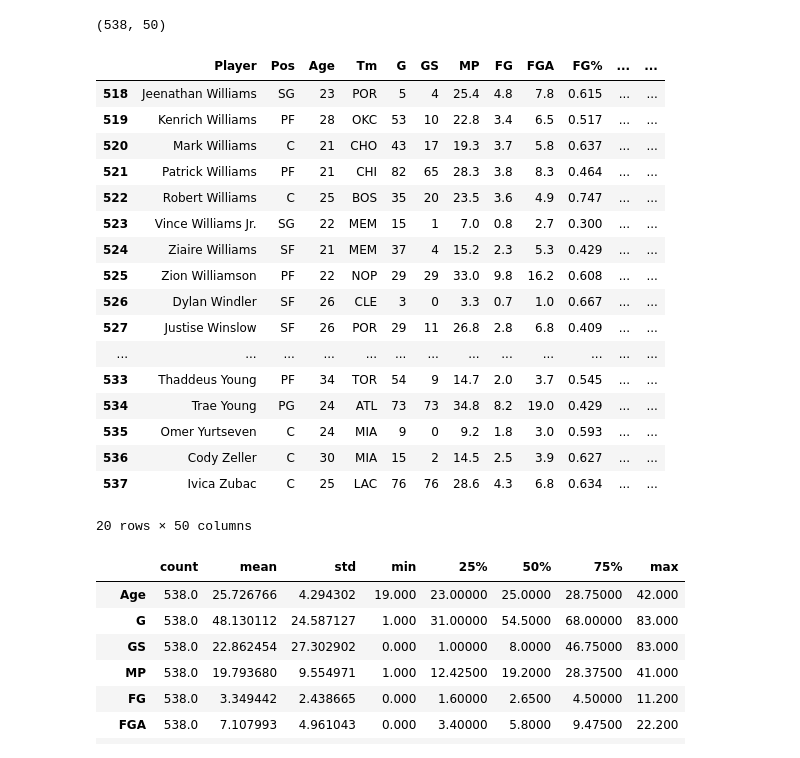
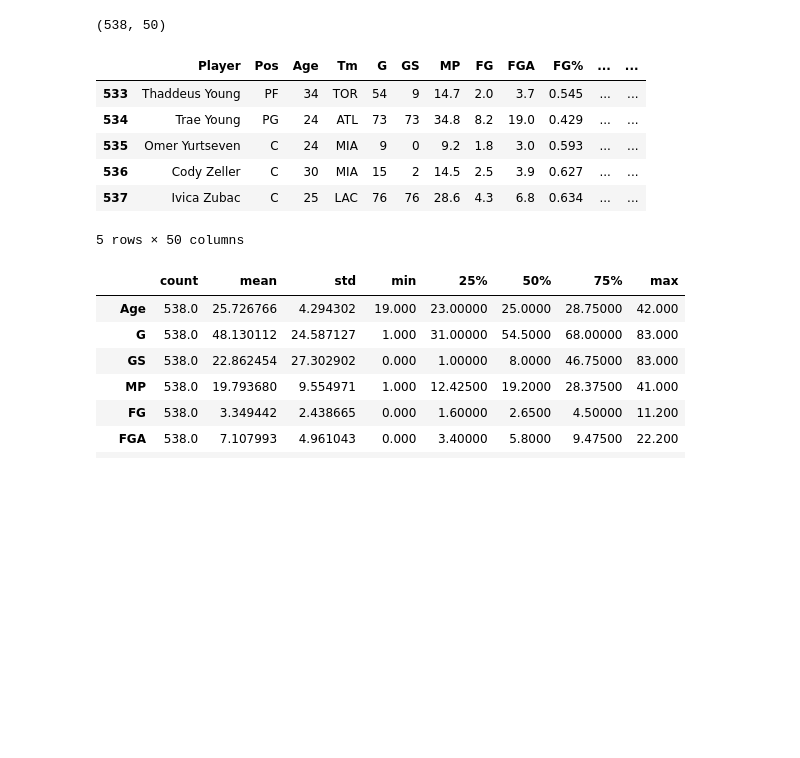
Before and after one commit to mnocerino23/NBA-Player-Classifier, a Jupyter notebook: 22_23_Cleaning.ipynb, the cells around one changed output. Saved outputs shown, nothing was run; the diff lists cells and outputs as text; code cells hidden in the pictures; blank space fills up the shorter version.

```diff
--- a/22_23_Cleaning.ipynb
+++ b/22_23_Cleaning.ipynb
@@ -138,6 +138,6 @@ Index(['Rk', 'Player', 'Pos', 'Age', 'Tm', 'G', 'GS', 'MP', 'FG', 'FGA', 'FG%',
       dtype='object')
 # %%
 #double check that all entries line up from concat
-for index, row in combined.iterrows():
-  print(combined['Player'][index], combined['Name'][index])
-  print(combined['G'][index], combined['Games'][index])
+#for index, row in combined.iterrows():
+  #print(combined['Player'][index], combined['Name'][index])
+  #print(combined['G'][index], combined['Games'][index])
@@ -210,26 +192,15 @@ combined.shape
 # %% [output]
 (538, 50)
 # %%
-combined.tail(20)
+combined.tail(5)
 # %% [output]
 |  | Player | Pos | Age | Tm | G | GS | MP | FG | FGA | FG% | ... | ... |
-| 518 | Jeenathan Williams | SG | 23 | POR | 5 | 4 | 25.4 | 4.8 | 7.8 | 0.615 | ... | ... |
-| 519 | Kenrich Williams | PF | 28 | OKC | 53 | 10 | 22.8 | 3.4 | 6.5 | 0.517 | ... | ... |
-| 520 | Mark Williams | C | 21 | CHO | 43 | 17 | 19.3 | 3.7 | 5.8 | 0.637 | ... | ... |
-| 521 | Patrick Williams | PF | 21 | CHI | 82 | 65 | 28.3 | 3.8 | 8.3 | 0.464 | ... | ... |
-| 522 | Robert Williams | C | 25 | BOS | 35 | 20 | 23.5 | 3.6 | 4.9 | 0.747 | ... | ... |
-| 523 | Vince Williams Jr. | SG | 22 | MEM | 15 | 1 | 7.0 | 0.8 | 2.7 | 0.300 | ... | ... |
-| 524 | Ziaire Williams | SF | 21 | MEM | 37 | 4 | 15.2 | 2.3 | 5.3 | 0.429 | ... | ... |
-| 525 | Zion Williamson | PF | 22 | NOP | 29 | 29 | 33.0 | 9.8 | 16.2 | 0.608 | ... | ... |
-| 526 | Dylan Windler | SF | 26 | CLE | 3 | 0 | 3.3 | 0.7 | 1.0 | 0.667 | ... | ... |
-| 527 | Justise Winslow | SF | 26 | POR | 29 | 11 | 26.8 | 2.8 | 6.8 | 0.409 | ... | ... |
-| ... | ... | ... | ... | ... | ... | ... | ... | ... | ... | ... | ... | ... |
 | 533 | Thaddeus Young | PF | 34 | TOR | 54 | 9 | 14.7 | 2.0 | 3.7 | 0.545 | ... | ... |
 | 534 | Trae Young | PG | 24 | ATL | 73 | 73 | 34.8 | 8.2 | 19.0 | 0.429 | ... | ... |
 | 535 | Omer Yurtseven | C | 24 | MIA | 9 | 0 | 9.2 | 1.8 | 3.0 | 0.593 | ... | ... |
 | 536 | Cody Zeller | C | 30 | MIA | 15 | 2 | 14.5 | 2.5 | 3.9 | 0.627 | ... | ... |
 | 537 | Ivica Zubac | C | 25 | LAC | 76 | 76 | 28.6 | 4.3 | 6.8 | 0.634 | ... | ... |
-20 rows × 50 columns
+5 rows × 50 columns
 # %%
 combined.describe().transpose()
 # %% [output]
```
Also changed, not shown: parts of 8 cells of this notebook.
